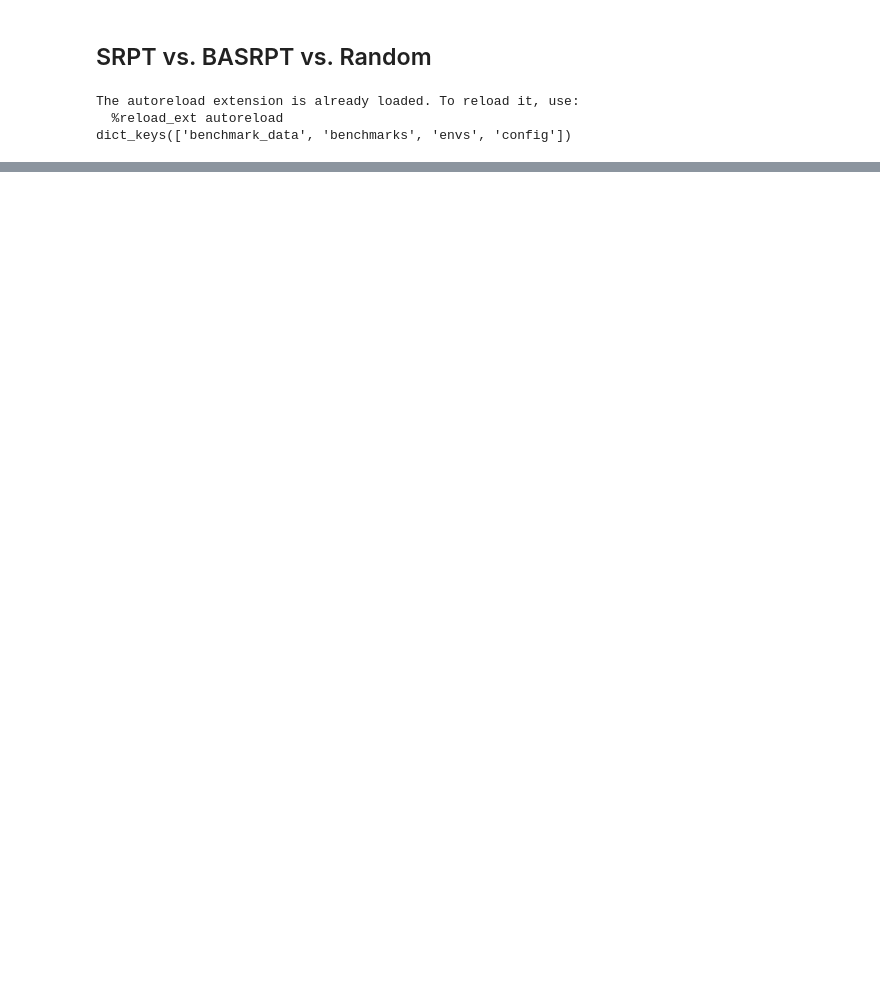
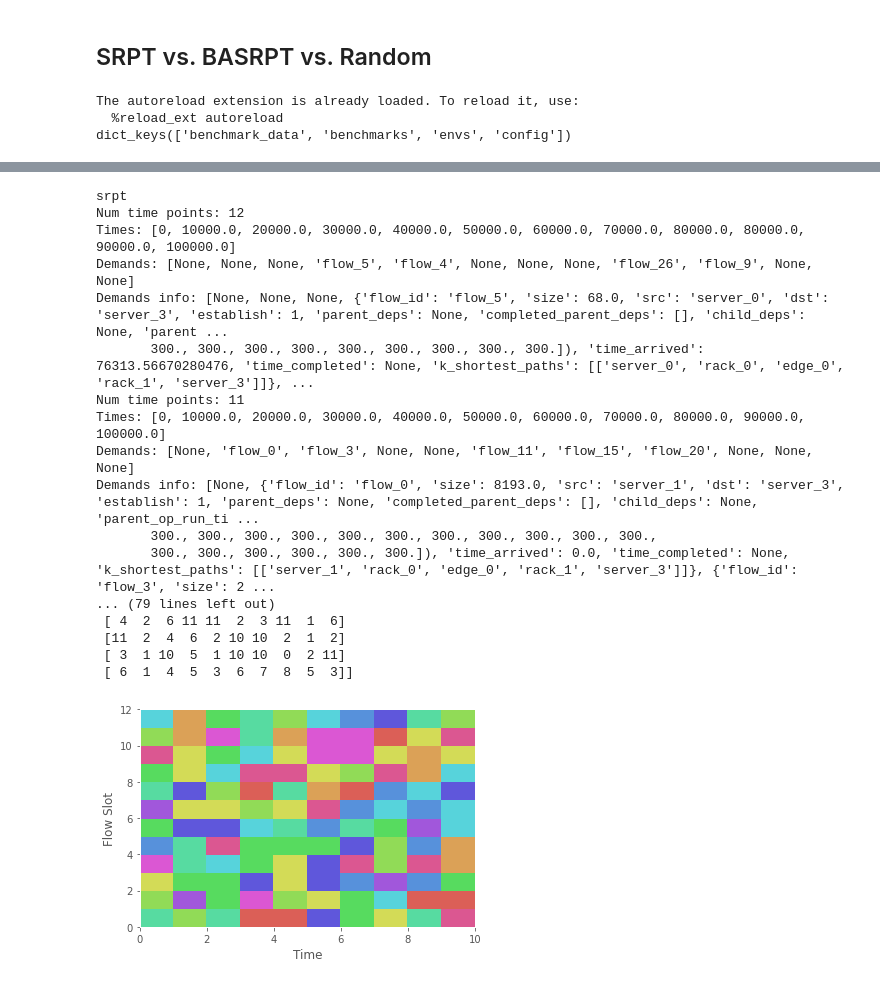
Before and after one commit to cwfparsonson/trafpy, a Jupyter notebook: notebooks/benchmark_plotbed.ipynb, the cells around one changed output, grey strips where cells are left out. Cells and saved outputs as stored; diff of their text form; code cells hidden in the pictures; blank space fills up the shorter version.

```diff
--- a/notebooks/benchmark_plotbed.ipynb
+++ b/notebooks/benchmark_plotbed.ipynb
@@ -139,0 +117,77 @@ plot_demand_slot_colour_grid(Z, max_time=max_time, demand_slots=flow_slots, num_
+# %%
+env = envs[0]
+print(env.scheduler.scheduler_name)
+
+# print(env.grid_slot_dict)
+grid_demands = []
+for ep in env.grid_slot_dict.keys():
+    for channel in env.grid_slot_dict[ep].keys():
+        grid_demands.append(env.grid_slot_dict[ep][channel]['demands'])
+        print('Num time points: {}'.format(len(env.grid_slot_dict[ep][channel]['times'])))
+        print('Times: {}'.format(env.grid_slot_dict[ep][channel]['times']))
+        print('Demands: {}'.format(env.grid_slot_dict[ep][channel]['demands']))
+        print('Demands info: {}'.format(env.grid_slot_dict[ep][channel]['demands_info']))
+grid_demands = np.array([np.array(xi) for xi in grid_demands])
+
+# conv grid demands to integer ids
+unique_id_counter = 0
+demand_to_id = {}
+for slot_idx in range(len(grid_demands)):
+#     print('Length of slot time array: {}'.format(len(grid_demands[slot_idx])))
+#     print('Times: {}'.format(grid_demands[slot_idx]))
+    for time_idx in range(len(grid_demands[slot_idx])):
+        d = grid_demands[slot_idx][time_idx]
+        if d not in demand_to_id.keys():
+            # not yet encountered demand, update demand_to_id dict
+            demand_to_id[d] = unique_id_counter
+            unique_id_counter += 1
+            # update grid_demands
+            grid_demands[slot_idx][time_idx] = demand_to_id[d]
+        else:
+            # update grid_demands
+            grid_demands[slot_idx][time_idx] = demand_to_id[d]
+
+print('demand to id:\n{}'.format(demand_to_id))
+
+print(grid_demands.shape)
+print(type(grid_demands))
+print(type(grid_demands[0]))
+print(grid_demands)
+
+
+
+
+
+# define data
+max_time = 10
+flow_slots = 12
+num_classes = 12
+
+Z = np.random.rand(flow_slots, max_time) * num_classes
+Z = Z.astype(int)
+print(Z.shape)
+print(type(Z))
+print(type(Z[0]))
+print(Z)
+
+# plot
+plot_demand_slot_colour_grid(Z, max_time=max_time, demand_slots=flow_slots, num_classes=num_classes, show_figure=True)
+# %% [output]
+srpt
+Num time points: 12
+Times: [0, 10000.0, 20000.0, 30000.0, 40000.0, 50000.0, 60000.0, 70000.0, 80000.0, 80000.0, 90000.0, 100000.0]
+Demands: [None, None, None, 'flow_5', 'flow_4', None, None, None, 'flow_26', 'flow_9', None, None]
+Demands info: [None, None, None, {'flow_id': 'flow_5', 'size': 68.0, 'src': 'server_0', 'dst': 'server_3', 'establish': 1, 'parent_deps': None, 'completed_parent_deps': [], 'child_deps': None, 'parent ...
+       300., 300., 300., 300., 300., 300., 300., 300., 300.]), 'time_arrived': 76313.56670280476, 'time_completed': None, 'k_shortest_paths': [['server_0', 'rack_0', 'edge_0', 'rack_1', 'server_3']]}, ...
+Num time points: 11
+Times: [0, 10000.0, 20000.0, 30000.0, 40000.0, 50000.0, 60000.0, 70000.0, 80000.0, 90000.0, 100000.0]
+Demands: [None, 'flow_0', 'flow_3', None, None, 'flow_11', 'flow_15', 'flow_20', None, None, None]
+Demands info: [None, {'flow_id': 'flow_0', 'size': 8193.0, 'src': 'server_1', 'dst': 'server_3', 'establish': 1, 'parent_deps': None, 'completed_parent_deps': [], 'child_deps': None, 'parent_op_run_ti ...
+       300., 300., 300., 300., 300., 300., 300., 300., 300., 300., 300.,
+       300., 300., 300., 300., 300., 300.]), 'time_arrived': 0.0, 'time_completed': None, 'k_shortest_paths': [['server_1', 'rack_0', 'edge_0', 'rack_1', 'server_3']]}, {'flow_id': 'flow_3', 'size': 2 ...
+... (79 lines left out)
+ [ 4  2  6 11 11  2  3 11  1  6]
+ [11  2  4  6  2 10 10  2  1  2]
+ [ 3  1 10  5  1 10 10  0  2 11]
+ [ 6  1  4  5  3  6  7  8  5  3]]
+[figure, added]
```
Also changed, not shown: parts of 5 cells of this notebook, 4 other files.
